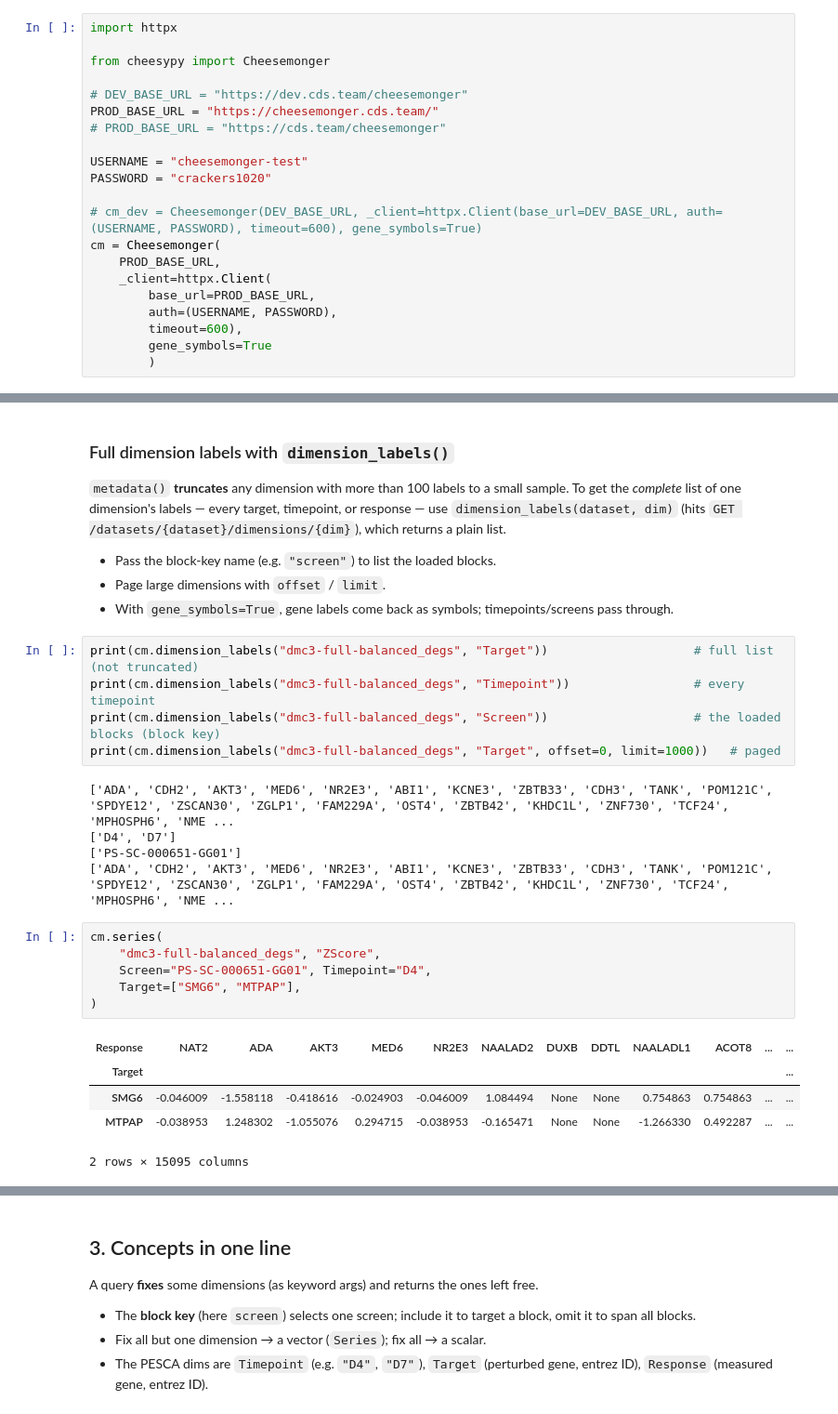
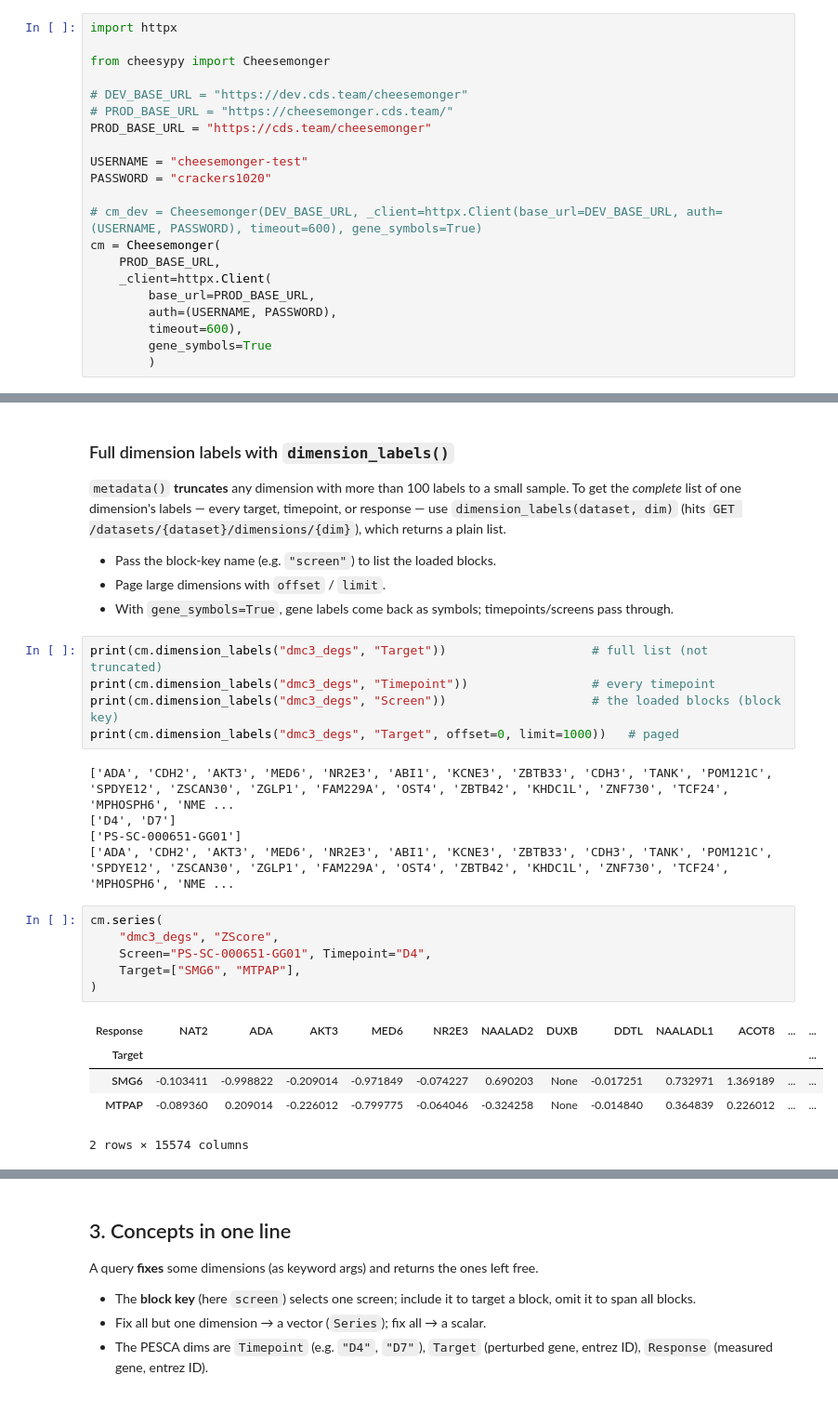
Before and after one commit to broadinstitute/cheesemonger, a Jupyter notebook: clients/cheesypy/examples/tutorial.ipynb, the cells around one changed output, grey strips where cells are left out. Shown at 93% size. Drawn from its saved outputs; the diff is of its cells as text.

```diff
--- a/clients/cheesypy/examples/tutorial.ipynb
+++ b/clients/cheesypy/examples/tutorial.ipynb
@@ -42,8 +43,8 @@ import httpx
 from cheesypy import Cheesemonger
 
 # DEV_BASE_URL = "https://dev.cds.team/cheesemonger"
-PROD_BASE_URL = "https://cheesemonger.cds.team/"
-# PROD_BASE_URL = "https://cds.team/cheesemonger"
+# PROD_BASE_URL = "https://cheesemonger.cds.team/"
+PROD_BASE_URL = "https://cds.team/cheesemonger"
 
 USERNAME = "cheesemonger-test"
 PASSWORD = "crackers1020"
@@ -101,10 +96,10 @@ timepoint, or response — use `dimension_labels(dataset, dim)` (hits
 - Page large dimensions with `offset` / `limit`.
 - With `gene_symbols=True`, gene labels come back as symbols; timepoints/screens pass through.
 # %%
-print(cm.dimension_labels("dmc3-full-balanced_degs", "Target"))                    # full list (not truncated)
-print(cm.dimension_labels("dmc3-full-balanced_degs", "Timepoint"))                 # every timepoint
-print(cm.dimension_labels("dmc3-full-balanced_degs", "Screen"))                    # the loaded blocks (block key)
-print(cm.dimension_labels("dmc3-full-balanced_degs", "Target", offset=0, limit=1000))   # paged
+print(cm.dimension_labels("dmc3_degs", "Target"))                    # full list (not truncated)
+print(cm.dimension_labels("dmc3_degs", "Timepoint"))                 # every timepoint
+print(cm.dimension_labels("dmc3_degs", "Screen"))                    # the loaded blocks (block key)
+print(cm.dimension_labels("dmc3_degs", "Target", offset=0, limit=1000))   # paged
 # %% [output]
 ['ADA', 'CDH2', 'AKT3', 'MED6', 'NR2E3', 'ABI1', 'KCNE3', 'ZBTB33', 'CDH3', 'TANK', 'POM121C', 'SPDYE12', 'ZSCAN30', 'ZGLP1', 'FAM229A', 'OST4', 'ZBTB42', 'KHDC1L', 'ZNF730', 'TCF24', 'MPHOSPH6', 'NME ...
 ['D4', 'D7']
@@ -112,14 +107,14 @@ print(cm.dimension_labels("dmc3-full-balanced_degs", "Target", offset=0, limit=1
 ['ADA', 'CDH2', 'AKT3', 'MED6', 'NR2E3', 'ABI1', 'KCNE3', 'ZBTB33', 'CDH3', 'TANK', 'POM121C', 'SPDYE12', 'ZSCAN30', 'ZGLP1', 'FAM229A', 'OST4', 'ZBTB42', 'KHDC1L', 'ZNF730', 'TCF24', 'MPHOSPH6', 'NME ...
 # %%
 cm.series(
-    "dmc3-full-balanced_degs", "ZScore",
+    "dmc3_degs", "ZScore",
     Screen="PS-SC-000651-GG01", Timepoint="D4",
     Target=["SMG6", "MTPAP"],
 )
 # %% [output]
 | Response | NAT2 | ADA | AKT3 | MED6 | NR2E3 | NAALAD2 | DUXB | DDTL | NAALADL1 | ACOT8 | ... | ... |
 | Target |  |  |  |  |  |  |  |  |  |  |  | ... |
-| SMG6 | -0.046009 | -1.558118 | -0.418616 | -0.024903 | -0.046009 | 1.084494 | None | None | 0.754863 | 0.754863 | ... | ... |
-| MTPAP | -0.038953 | 1.248302 | -1.055076 | 0.294715 | -0.038953 | -0.165471 | None | None | -1.266330 | 0.492287 | ... | ... |
+| SMG6 | -0.103411 | -0.998822 | -0.209014 | -0.971849 | -0.074227 | 0.690203 | None | -0.017251 | 0.732971 | 1.369189 | ... | ... |
+| MTPAP | -0.089360 | 0.209014 | -0.226012 | -0.799775 | -0.064046 | -0.324258 | None | -0.014840 | 0.364839 | 0.226012 | ... | ... |
-2 rows × 15095 columns
+2 rows × 15574 columns
 # %%
```
Also changed, not shown: parts of 48 cells of this notebook, 1 other file.
